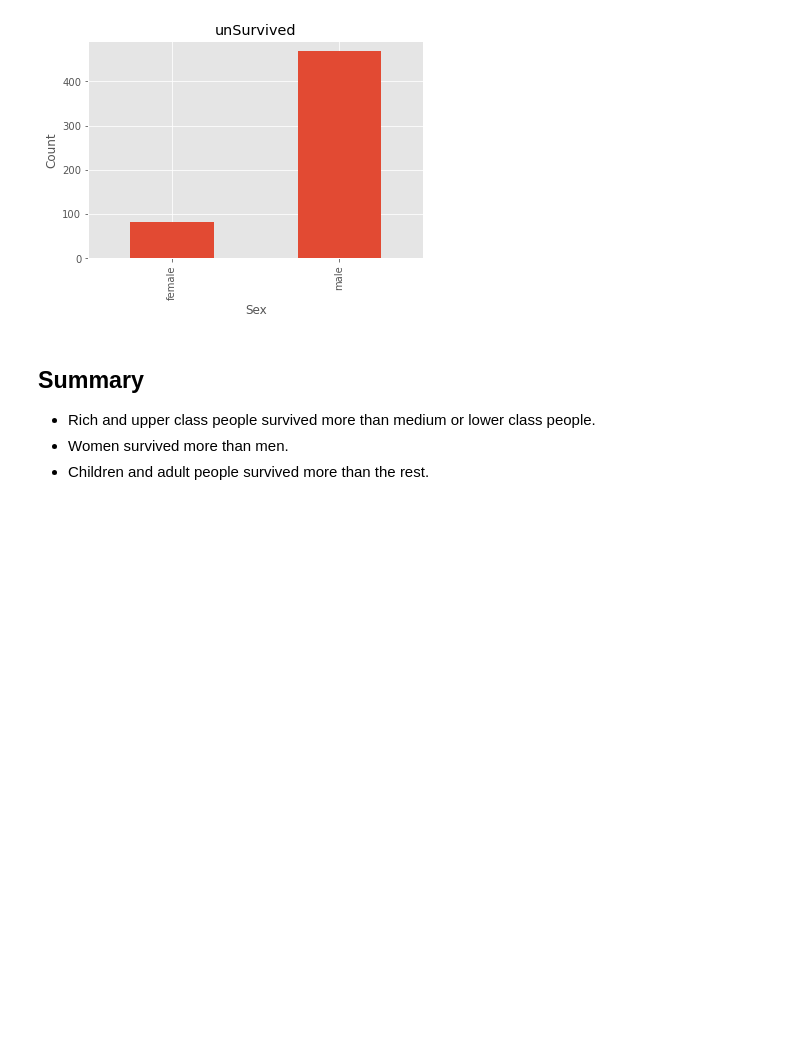
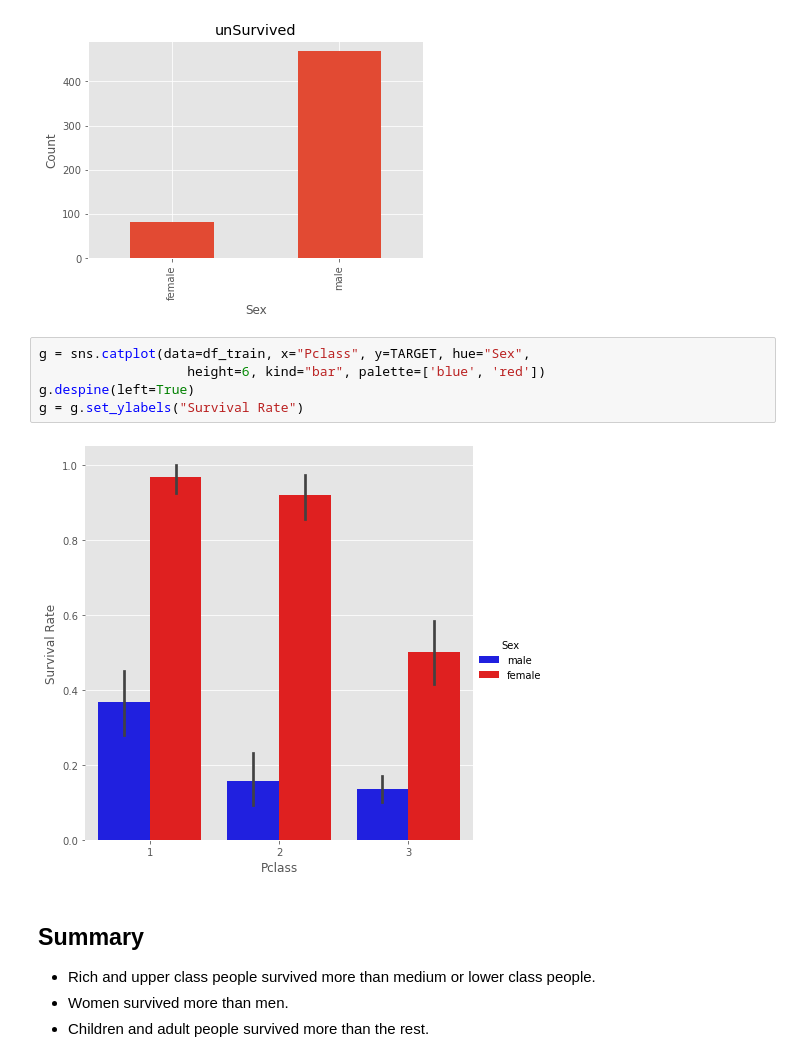
Before and after one commit to HassanRady/Titanic---Machine-Learning-from-Disaster-Competition, a Jupyter notebook: EDA & Feature Eng & Modeling.ipynb, the cells around one changed output. Saved outputs shown, nothing was run; the diff lists cells and outputs as text; blank space fills up the shorter version.

```diff
--- a/EDA & Feature Eng & Modeling.ipynb
+++ b/EDA & Feature Eng & Modeling.ipynb
@@ -272,6 +278,13 @@ plt.ylabel('Count')
 plt.title('unSurvived');
 # %% [output]
 [figure]
+# %%
+g = sns.catplot(data=df_train, x="Pclass", y=TARGET, hue="Sex",
+                   height=6, kind="bar", palette=['blue', 'red'])
+g.despine(left=True)
+g = g.set_ylabels("Survival Rate")
+# %% [output]
+[figure, added]
 # %% [markdown]
 ## Summary
 
```
Also changed, not shown: parts of 37 cells of this notebook, 1 other file.
